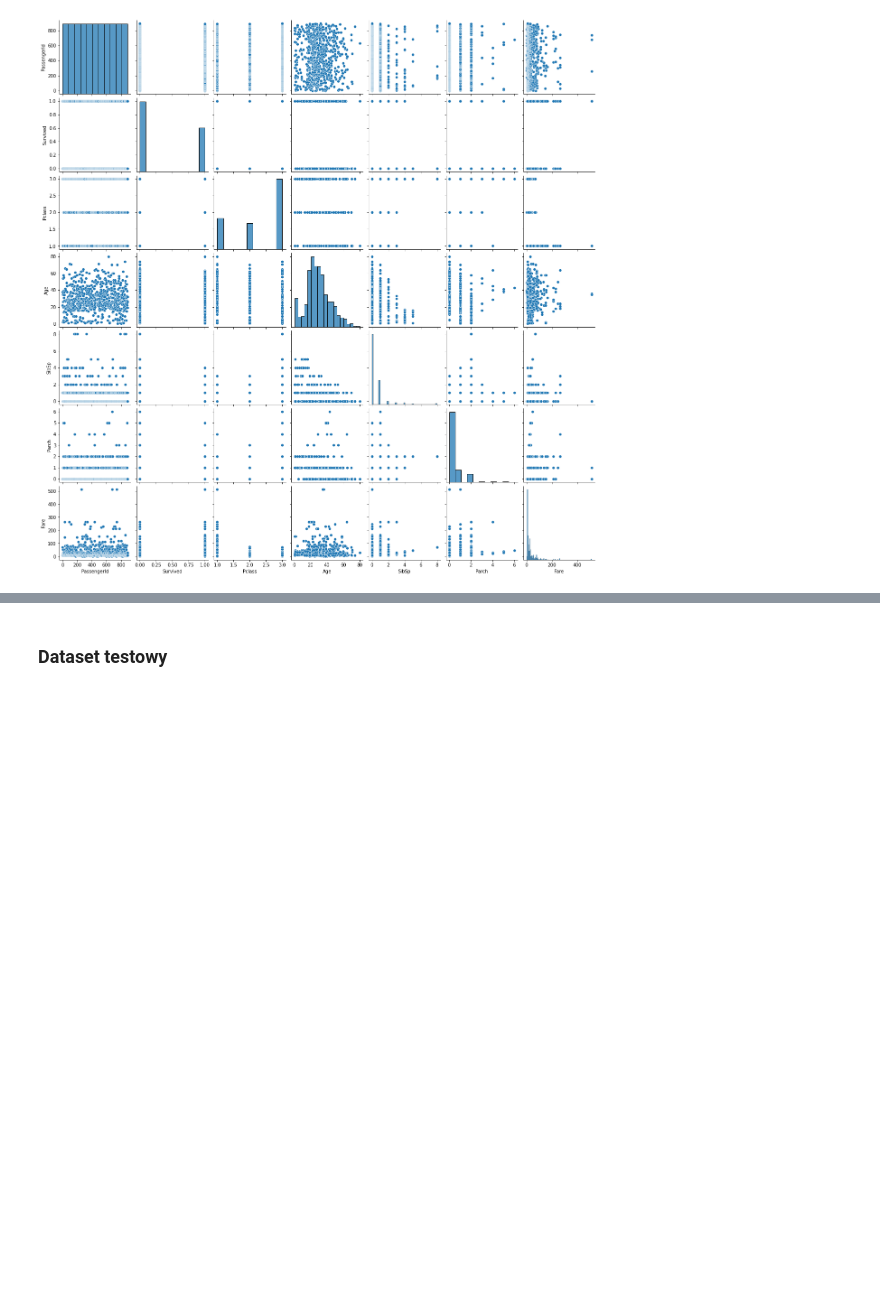
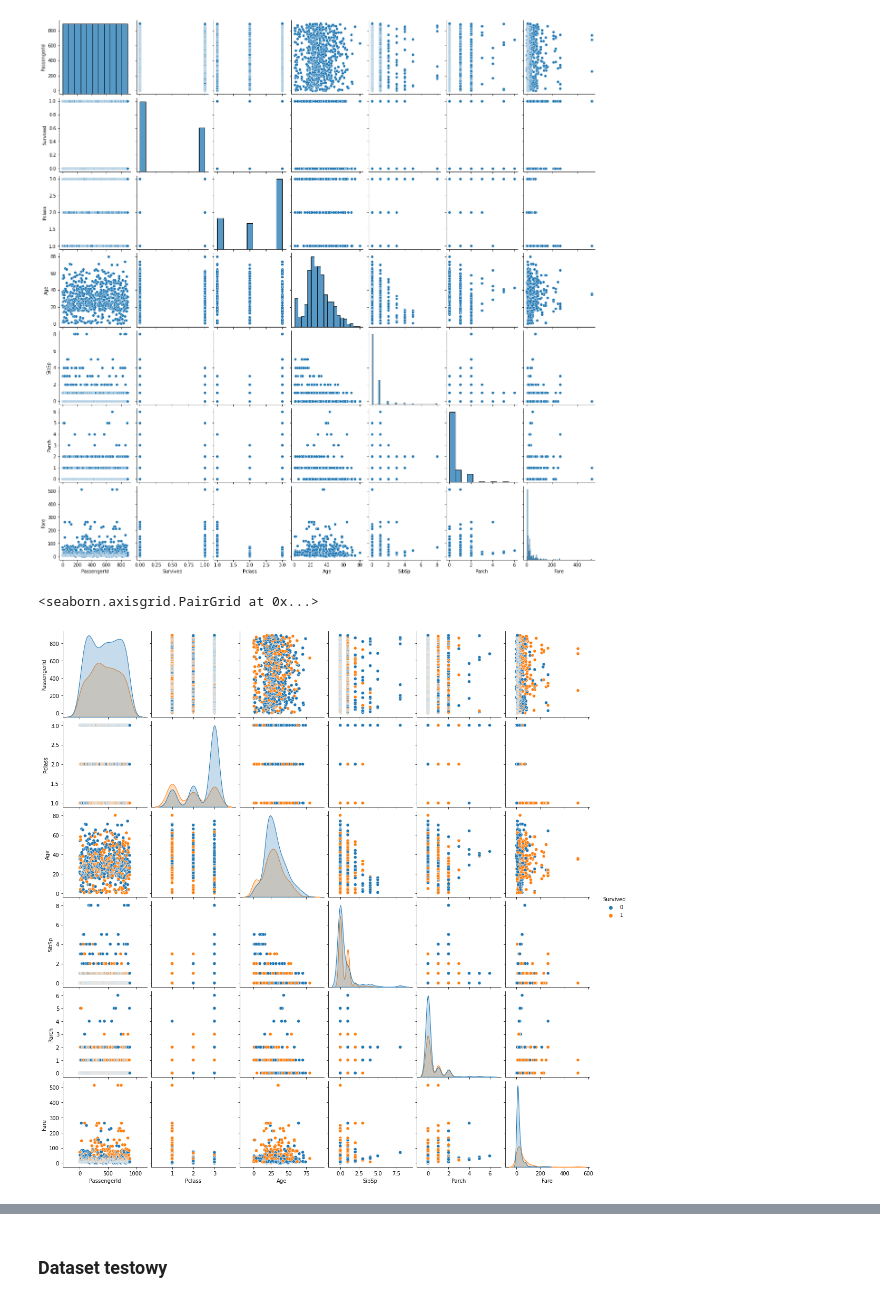
Before and after one commit to operixon/mlsg-kaggle, a Jupyter notebook: Titanic.ipynb, the cells around one changed output, grey strips where cells are left out. Drawn from its saved outputs; the diff is of its cells as text; code cells hidden in the pictures; blank space fills up the shorter version.

```diff
--- a/Titanic.ipynb
+++ b/Titanic.ipynb
@@ -209,3 +211,8 @@ sns.pairplot(train_titanic)
 # %% [output]
 <seaborn.axisgrid.PairGrid at 0x...>
 [figure]
+# %%
+sns.pairplot(train_titanic, hue='Survived')
+# %% [output]
+<seaborn.axisgrid.PairGrid at 0x...>
+[figure, added]
```
Also changed, not shown: parts of 3 cells of this notebook.
